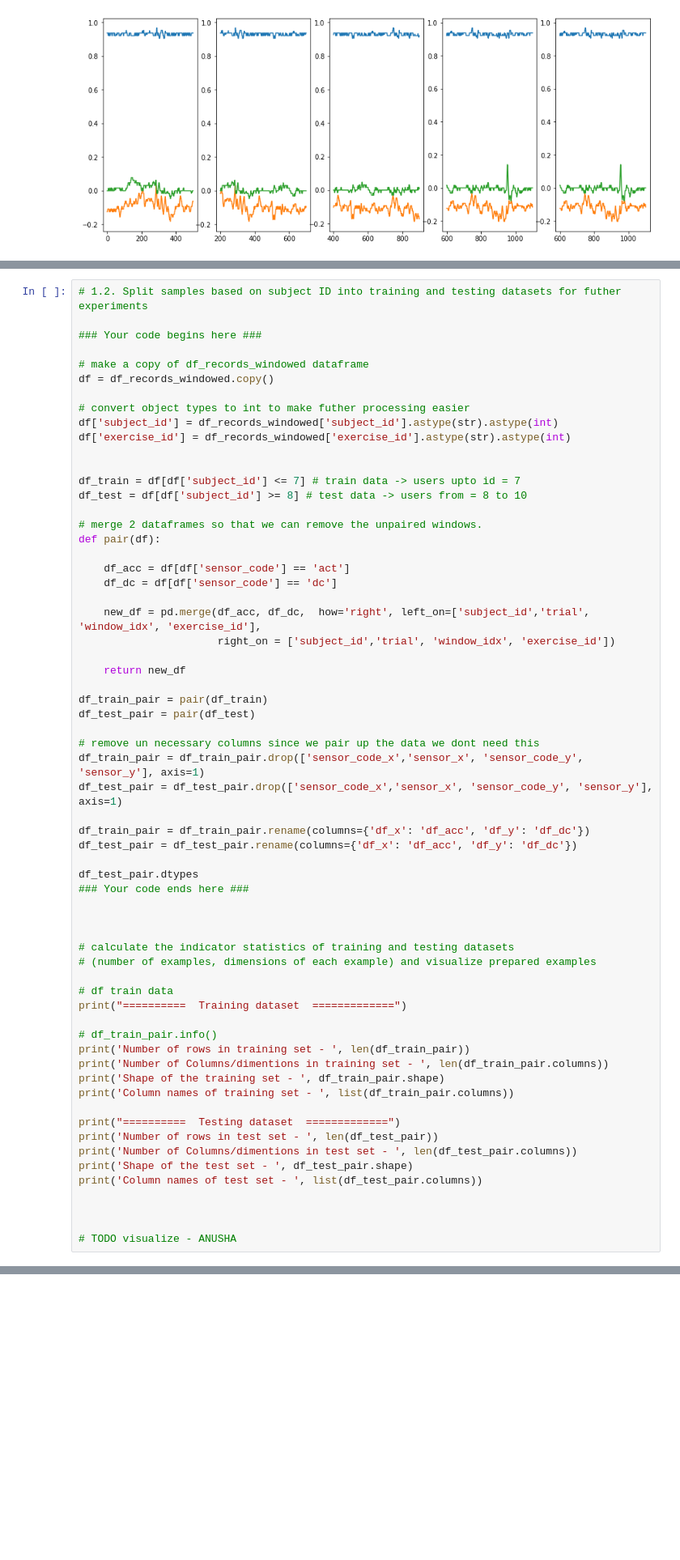
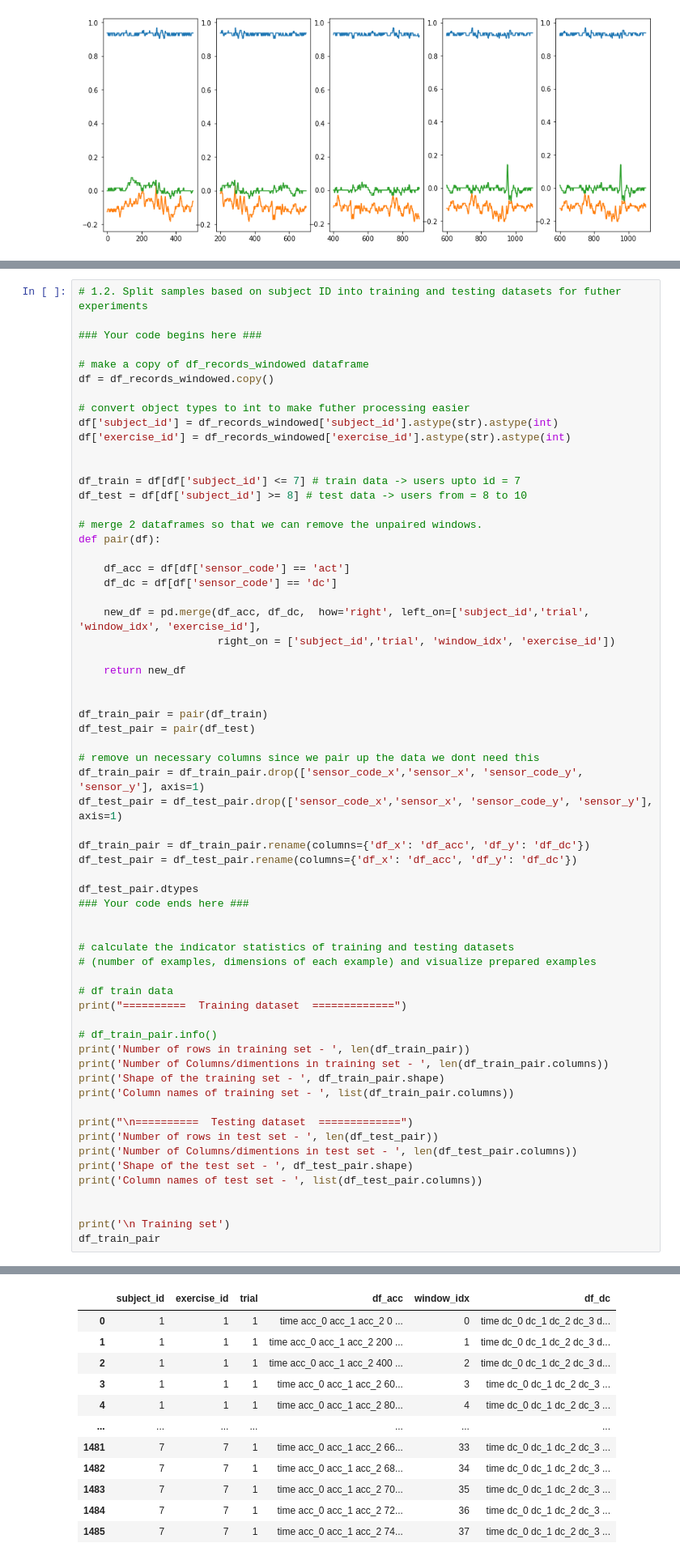
Before and after one commit to anushaihalapathirana/Multi_modal_data_fusion, a Jupyter notebook: project-work-MEx-classification.ipynb, the cells around one changed output, grey strips where cells are left out. Shown at 81% size. Cells and saved outputs as stored; diff of their text form; blank space fills up the shorter version.

```diff
--- a/project-work-MEx-classification.ipynb
+++ b/project-work-MEx-classification.ipynb
@@ -385,6 +352,7 @@ def pair(df):
 
     return new_df
 
+
 df_train_pair = pair(df_train)
 df_test_pair = pair(df_test)
 
@@ -399,7 +367,6 @@ df_test_pair.dtypes
 ### Your code ends here ###
 
 
-
 # calculate the indicator statistics of training and testing datasets
 # (number of examples, dimensions of each example) and visualize prepared examples
 
@@ -412,15 +379,15 @@ print('Number of Columns/dimentions in training set - ', len(df_train_pair.colum
 print('Shape of the training set - ', df_train_pair.shape)
 print('Column names of training set - ', list(df_train_pair.columns))
 
-print("==========  Testing dataset  =============")
+print("\n==========  Testing dataset  =============")
 print('Number of rows in test set - ', len(df_test_pair))
 print('Number of Columns/dimentions in test set - ', len(df_test_pair.columns))
 print('Shape of the test set - ', df_test_pair.shape)
 print('Column names of test set - ', list(df_test_pair.columns))
 
 
-
-# TODO visualize - ANUSHA
+print('\n Training set')
+df_train_pair
 # %% [output]
 ==========  Training dataset  =============
 Number of rows in training set -  1486
@@ -434,0 +405,12 @@ Column names of test set -  ['subject_id', 'exercise_id', 'trial', 'df_acc', 'wi
+|  | subject_id | exercise_id | trial | df_acc | window_idx | df_dc |
+| 0 | 1 | 1 | 1 | time acc_0 acc_1 acc_2 0 ... | 0 | time dc_0 dc_1 dc_2 dc_3 d... |
+| 1 | 1 | 1 | 1 | time acc_0 acc_1 acc_2 200 ... | 1 | time dc_0 dc_1 dc_2 dc_3 d... |
+| 2 | 1 | 1 | 1 | time acc_0 acc_1 acc_2 400 ... | 2 | time dc_0 dc_1 dc_2 dc_3 d... |
+| 3 | 1 | 1 | 1 | time acc_0 acc_1 acc_2 60... | 3 | time dc_0 dc_1 dc_2 dc_3 ... |
+| 4 | 1 | 1 | 1 | time acc_0 acc_1 acc_2 80... | 4 | time dc_0 dc_1 dc_2 dc_3 ... |
+| ... | ... | ... | ... | ... | ... | ... |
+| 1481 | 7 | 7 | 1 | time acc_0 acc_1 acc_2 66... | 33 | time dc_0 dc_1 dc_2 dc_3 ... |
+| 1482 | 7 | 7 | 1 | time acc_0 acc_1 acc_2 68... | 34 | time dc_0 dc_1 dc_2 dc_3 ... |
+| 1483 | 7 | 7 | 1 | time acc_0 acc_1 acc_2 70... | 35 | time dc_0 dc_1 dc_2 dc_3 ... |
+| 1484 | 7 | 7 | 1 | time acc_0 acc_1 acc_2 72... | 36 | time dc_0 dc_1 dc_2 dc_3 ... |
+| 1485 | 7 | 7 | 1 | time acc_0 acc_1 acc_2 74... | 37 | time dc_0 dc_1 dc_2 dc_3 ... |
```
Also changed, not shown: parts of 5 cells of this notebook.
